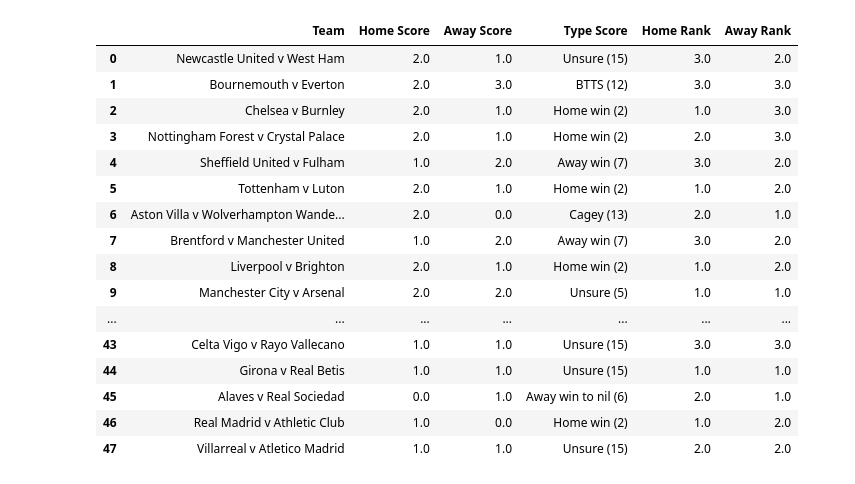
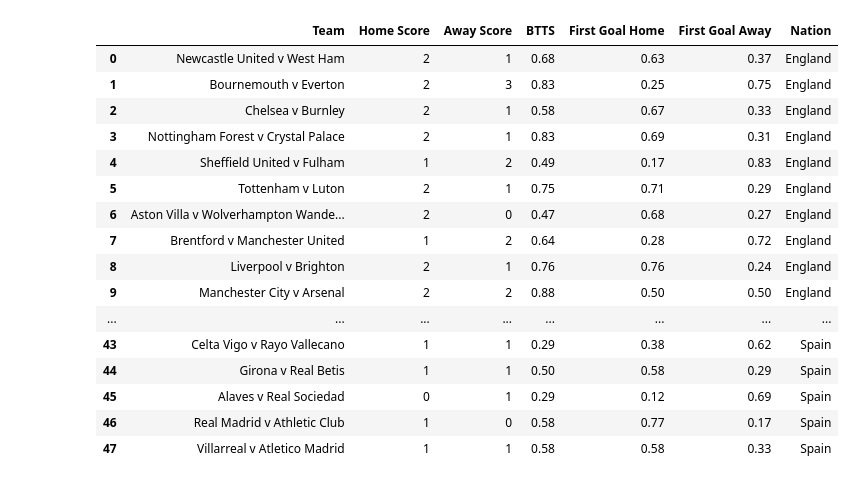
Before and after one commit to rpenn97/score_prediction_tool, a Jupyter notebook: Backend/scoresheet.ipynb, the cells around one changed output. Drawn from its saved outputs; the diff is of its cells as text; code cells hidden in the pictures.

Commit message:
update nations

```diff
--- a/Backend/scoresheet.ipynb
+++ b/Backend/scoresheet.ipynb
@@ -312,6 +298,7 @@ def which_league(HT,item):
         r1_a_df =  pd.read_excel(r'../EDA_DF/EPL_understat.xlsx',sheet_name="versus_rank1_away_df")
         r2_a_df =  pd.read_excel(r'../EDA_DF/EPL_understat.xlsx',sheet_name="versus_rank2_away_df")
         r3_a_df =  pd.read_excel(r'../EDA_DF/EPL_understat.xlsx',sheet_name="versus_rank3_away_df")
+        nation = "England"
 
     elif HT in ligue1_rank:
         df = pd.read_excel(r'../EDA_DF/Ligue1_understat.xlsx', sheet_name='gamesheet')
@@ -332,6 +319,7 @@ def which_league(HT,item):
         r1_a_df =  pd.read_excel(r'../EDA_DF/Ligue1_understat.xlsx', sheet_name="versus_rank1_away_df")
         r2_a_df =  pd.read_excel(r'../EDA_DF/Ligue1_understat.xlsx', sheet_name="versus_rank2_away_df")
         r3_a_df =  pd.read_excel(r'../EDA_DF/Ligue1_understat.xlsx', sheet_name="versus_rank3_away_df")
+        nation = "France"
 
     elif HT in bundesliga_rank:
         df = pd.read_excel(r'../EDA_DF/Bundesliga_understat.xlsx', sheet_name='gamesheet')
@@ -352,6 +340,7 @@ def which_league(HT,item):
         r1_a_df =  pd.read_excel(r'../EDA_DF/Bundesliga_understat.xlsx', sheet_name="versus_rank1_away_df")
         r2_a_df =  pd.read_excel(r'../EDA_DF/Bundesliga_understat.xlsx', sheet_name="versus_rank2_away_df")
         r3_a_df =  pd.read_excel(r'../EDA_DF/Bundesliga_understat.xlsx', sheet_name="versus_rank3_away_df")
+        nation = "Germany"
 
     elif HT in serieA_rank:
         df = pd.read_excel(r'../EDA_DF/SerieA_understat.xlsx', sheet_name='gamesheet')
@@ -372,6 +361,7 @@ def which_league(HT,item):
         r1_a_df =  pd.read_excel(r'../EDA_DF/SerieA_understat.xlsx', sheet_name="versus_rank1_away_df")
         r2_a_df =  pd.read_excel(r'../EDA_DF/SerieA_understat.xlsx', sheet_name="versus_rank2_away_df")
         r3_a_df =  pd.read_excel(r'../EDA_DF/SerieA_understat.xlsx', sheet_name="versus_rank3_away_df")
+        nation = "Italy"
 
     elif HT in laliga_rank:
         df = pd.read_excel(r'../EDA_DF/LaLiga_understat.xlsx', sheet_name='gamesheet')
@@ -392,12 +382,13 @@ def which_league(HT,item):
         r1_a_df =  pd.read_excel(r'../EDA_DF/LaLiga_understat.xlsx', sheet_name="versus_rank1_away_df")
         r2_a_df =  pd.read_excel(r'../EDA_DF/LaLiga_understat.xlsx', sheet_name="versus_rank2_away_df")
         r3_a_df =  pd.read_excel(r'../EDA_DF/LaLiga_understat.xlsx', sheet_name="versus_rank3_away_df")
+        nation = "Spain"
 
     else:
         print("This Team doesnt feature in our database!")
         item += 1
 
-    return df, l10_table_h, l10_table_a, l10_df, table_h, table_a, r1_table_h, r2_table_h, r3_table_h,r1_table_a, r2_table_a, r3_table_a, r1_h_df, r2_h_df, r3_h_df, r1_a_df, r2_a_df, r3_a_df
+    return nation, df, l10_table_h, l10_table_a, l10_df, table_h, table_a, r1_table_h, r2_table_h, r3_table_h,r1_table_a, r2_table_a, r3_table_a, r1_h_df, r2_h_df, r3_h_df, r1_a_df, r2_a_df, r3_a_df
 # %%
 def decision_tree(Home_Team, Away_Team,hf_rank,hrec,hf_rankvs,r1_table_a,r1_a_df,r2_table_a,r2_a_df,r3_table_a,r3_a_df,af_rank,arec,af_rankvs,r1_table_h,r1_h_df,r2_table_h,r2_h_df,r3_table_h,r3_h_df):
     if (hf_rank == hrec) or (hf_rank < hrec and hf_rankvs > 2.2) or (hf_rank > hrec and hf_rankvs < 1.8):
@@ -478,15 +469,16 @@ def rank_decision():
     teamlist = []
     h_score = []
     a_score = []
-    pred_type = []
-    h_rank = []
-    a_rank = []
+    btts_h_a = []
+    fgh = []
+    fga = []
+    nation_list = []
 
     for i in range(0,len(TeamA)):
         Home_Team = TeamA[i]
         Away_Team = TeamB[i]
 
-        df, l10_table_h, l10_table_a, l10_df, table_h, table_a, r1_table_h, r2_table_h, r3_table_h,r1_table_a, r2_table_a, r3_table_a, r1_h_df, r2_h_df, r3_h_df, r1_a_df, r2_a_df, r3_a_df = which_league(Home_Team,i)
+        nation, df, l10_table_h, l10_table_a, l10_df, table_h, table_a, r1_table_h, r2_table_h, r3_table_h,r1_table_a, r2_table_a, r3_table_a, r1_h_df, r2_h_df, r3_h_df, r1_a_df, r2_a_df, r3_a_df = which_league(Home_Team,i)
 
         # Historic Rank data vs Form-Influenced Rank Data
 
@@ -494,57 +486,59 @@ def rank_decision():
         hrec = table_h.loc[table_h["Team"] == Home_Team]
         af = l10_table_a.loc[l10_table_a["Team"] == Away_Team]
         arec = table_a.loc[table_a["Team"] == Away_Team]
         hf_rank = float(hf['Rank'].item())
         hf_rankvs = float(hf['Rankvs'].item())
         hrec = float(hrec['Rank'].item())
         af_rank = float(af['Rank'].item())
         af_rankvs = float(af['Rankvs'].item())
         arec = float(arec['Rank'].item())
 
         # Home
 
         # If Form and Historic ranks are the same (or if form suggests a different rank, but the fixture diffiulty is abnormal)
         home, away, home_adj_rank, away_adj_rank, home_df, away_df = decision_tree(Home_Team, Away_Team,hf_rank,hrec,hf_rankvs,r1_table_a,r1_a_df,r2_table_a,r2_a_df,r3_table_a,r3_a_df,af_rank,arec,af_rankvs,r1_table_h,r1_h_df,r2_table_h,r2_h_df,r3_table_h,r3_h_df)
 
-        score_h,score_a,type_score = score_gen(home,away)
+        score_h,score_a, btts, fg_home, fg_away = score_gen(home,away)
 
         teamlist.append(f'{Home_Team} v {Away_Team}')
         h_score.append(score_h)
         a_score.append(score_a)
-        pred_type.append(type_score)
-        h_rank.append(home_adj_rank)
-        a_rank.append(away_adj_rank)
+        btts_h_a.append(btts)
+        fgh.append(fg_home)
+        fga.append(fg_away)
+        nation_list.append(nation)
 
     scoresheet_df['Team'] = teamlist
     scoresheet_df['Home Score'] = h_score
     scoresheet_df['Away Score'] = a_score
-    scoresheet_df['Type Score'] = pred_type
-    scoresheet_df['Home Rank'] = h_rank
-    scoresheet_df['Away Rank'] = a_rank
+    scoresheet_df['BTTS'] = btts_h_a
+    scoresheet_df['First Goal Home'] = fgh
+    scoresheet_df['First Goal Away'] = fga
+    scoresheet_df['Nation'] = nation_list
 
     return scoresheet_df
 
 
 scoresheet = rank_decision()
 scoresheet
 # %% [output]
-|  | Team | Home Score | Away Score | Type Score | Home Rank | Away Rank |
-| 0 | Newcastle United v West Ham | 2.0 | 1.0 | Unsure (15) | 3.0 | 2.0 |
-| 1 | Bournemouth v Everton | 2.0 | 3.0 | BTTS (12) | 3.0 | 3.0 |
-| 2 | Chelsea v Burnley | 2.0 | 1.0 | Home win (2) | 1.0 | 3.0 |
-| 3 | Nottingham Forest v Crystal Palace | 2.0 | 1.0 | Home win (2) | 2.0 | 3.0 |
-| 4 | Sheffield United v Fulham | 1.0 | 2.0 | Away win (7) | 3.0 | 2.0 |
-| 5 | Tottenham v Luton | 2.0 | 1.0 | Home win (2) | 1.0 | 2.0 |
-| 6 | Aston Villa v Wolverhampton Wande... | 2.0 | 0.0 | Cagey (13) | 2.0 | 1.0 |
-| 7 | Brentford v Manchester United | 1.0 | 2.0 | Away win (7) | 3.0 | 2.0 |
-| 8 | Liverpool v Brighton | 2.0 | 1.0 | Home win (2) | 1.0 | 2.0 |
-| 9 | Manchester City v Arsenal | 2.0 | 2.0 | Unsure (5) | 1.0 | 1.0 |
-| ... | ... | ... | ... | ... | ... | ... |
-| 43 | Celta Vigo v Rayo Vallecano | 1.0 | 1.0 | Unsure (15) | 3.0 | 3.0 |
-| 44 | Girona v Real Betis | 1.0 | 1.0 | Unsure (15) | 1.0 | 1.0 |
-| 45 | Alaves v Real Sociedad | 0.0 | 1.0 | Away win to nil (6) | 2.0 | 1.0 |
-| 46 | Real Madrid v Athletic Club | 1.0 | 0.0 | Home win (2) | 1.0 | 2.0 |
-| 47 | Villarreal v Atletico Madrid | 1.0 | 1.0 | Unsure (15) | 2.0 | 2.0 |
+|  | Team | Home Score | Away Score | BTTS | First Goal Home | First Goal Away | Nation |
+| 0 | Newcastle United v West Ham | 2 | 1 | 0.68 | 0.63 | 0.37 | England |
+| 1 | Bournemouth v Everton | 2 | 3 | 0.83 | 0.25 | 0.75 | England |
+| 2 | Chelsea v Burnley | 2 | 1 | 0.58 | 0.67 | 0.33 | England |
+| 3 | Nottingham Forest v Crystal Palace | 2 | 1 | 0.83 | 0.69 | 0.31 | England |
+| 4 | Sheffield United v Fulham | 1 | 2 | 0.49 | 0.17 | 0.83 | England |
+| 5 | Tottenham v Luton | 2 | 1 | 0.75 | 0.71 | 0.29 | England |
+| 6 | Aston Villa v Wolverhampton Wande... | 2 | 0 | 0.47 | 0.68 | 0.27 | England |
+| 7 | Brentford v Manchester United | 1 | 2 | 0.64 | 0.28 | 0.72 | England |
+| 8 | Liverpool v Brighton | 2 | 1 | 0.76 | 0.76 | 0.24 | England |
+| 9 | Manchester City v Arsenal | 2 | 2 | 0.88 | 0.50 | 0.50 | England |
+| ... | ... | ... | ... | ... | ... | ... | ... |
+| 43 | Celta Vigo v Rayo Vallecano | 1 | 1 | 0.29 | 0.38 | 0.62 | Spain |
+| 44 | Girona v Real Betis | 1 | 1 | 0.50 | 0.58 | 0.29 | Spain |
+| 45 | Alaves v Real Sociedad | 0 | 1 | 0.29 | 0.12 | 0.69 | Spain |
+| 46 | Real Madrid v Athletic Club | 1 | 0 | 0.58 | 0.77 | 0.17 | Spain |
+| 47 | Villarreal v Atletico Madrid | 1 | 1 | 0.58 | 0.58 | 0.33 | Spain |
 # %%
 date = datetime.datetime.now().strftime("%m-%d-%Y")
 
```
Also changed, not shown: parts of 2 cells of this notebook, 2 other files.
